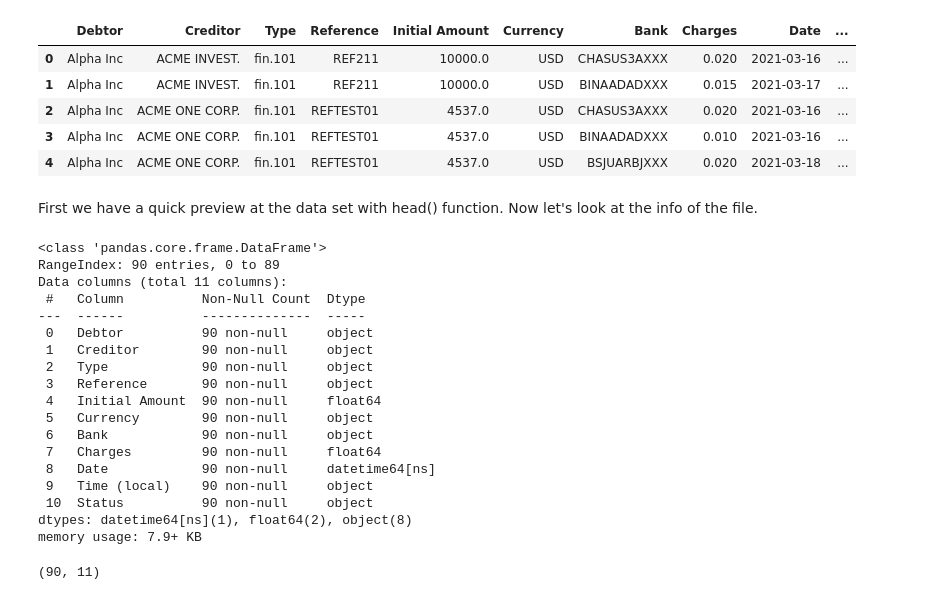
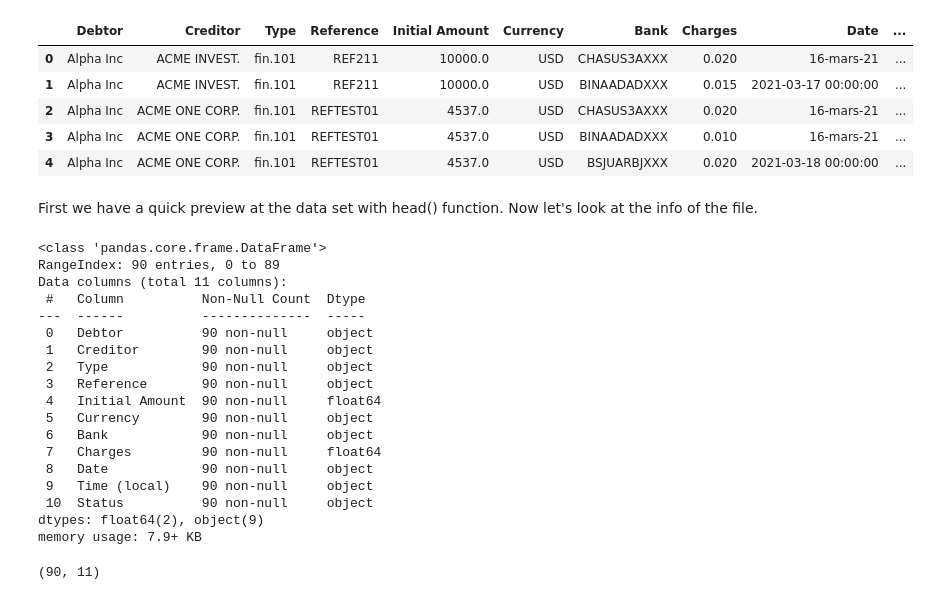
Before and after one commit to MichelBrunGit/Ironhack-DAFT-Project6-Descriptive_predictive_analysis_visualization_in_Tableau, a Jupyter notebook: project6-data_cleaning.ipynb, the cells around one changed output. Cells and saved outputs as stored; diff of their text form; code cells hidden in the pictures.

```diff
--- a/project6-data_cleaning.ipynb
+++ b/project6-data_cleaning.ipynb
@@ -1,21 +1,21 @@
 # %%
 import pandas as pd
 #Because dataset is big (29 columns) we need to show every columns using pd
 pd.set_option('max_columns', None)
 import seaborn as sns
 import numpy as np
 import matplotlib.pyplot as plt
-file = pd.read_excel(r"C:\Users\Michel\git2\Ironhack-DAFT-Project6-Descriptive_predictive_analysis_visualization_in_Tableau\Payments.xlsx")#,sep=';')
+file = pd.read_excel(r"C:\Users\Michel\Downloads\Payments.xlsx")#,sep=';')
 file.head()
 #We make a copy of the file and work on it
 file.head()
 # %% [output]
 |  | Debtor | Creditor | Type | Reference | Initial Amount | Currency | Bank | Charges | Date | ... |
-| 0 | Alpha Inc | ACME INVEST. | fin.101 | REF211 | 10000.0 | USD | CHASUS3AXXX | 0.020 | 2021-03-16 | ... |
-| 1 | Alpha Inc | ACME INVEST. | fin.101 | REF211 | 10000.0 | USD | BINAADADXXX | 0.015 | 2021-03-17 | ... |
-| 2 | Alpha Inc | ACME ONE CORP. | fin.101 | REFTEST01 | 4537.0 | USD | CHASUS3AXXX | 0.020 | 2021-03-16 | ... |
-| 3 | Alpha Inc | ACME ONE CORP. | fin.101 | REFTEST01 | 4537.0 | USD | BINAADADXXX | 0.010 | 2021-03-16 | ... |
-| 4 | Alpha Inc | ACME ONE CORP. | fin.101 | REFTEST01 | 4537.0 | USD | BSJUARBJXXX | 0.020 | 2021-03-18 | ... |
+| 0 | Alpha Inc | ACME INVEST. | fin.101 | REF211 | 10000.0 | USD | CHASUS3AXXX | 0.020 | 16-mars-21 | ... |
+| 1 | Alpha Inc | ACME INVEST. | fin.101 | REF211 | 10000.0 | USD | BINAADADXXX | 0.015 | 2021-03-17 00:00:00 | ... |
+| 2 | Alpha Inc | ACME ONE CORP. | fin.101 | REFTEST01 | 4537.0 | USD | CHASUS3AXXX | 0.020 | 16-mars-21 | ... |
+| 3 | Alpha Inc | ACME ONE CORP. | fin.101 | REFTEST01 | 4537.0 | USD | BINAADADXXX | 0.010 | 16-mars-21 | ... |
+| 4 | Alpha Inc | ACME ONE CORP. | fin.101 | REFTEST01 | 4537.0 | USD | BSJUARBJXXX | 0.020 | 2021-03-18 00:00:00 | ... |
 # %% [markdown]
 First we have a quick preview at the data set with head() function.
 Now let's look at the info of the file.
@@ -35,10 +35,10 @@ Data columns (total 11 columns):
  5   Currency        90 non-null     object
  6   Bank            90 non-null     object
  7   Charges         90 non-null     float64
- 8   Date            90 non-null     datetime64[ns]
+ 8   Date            90 non-null     object
  9   Time (local)    90 non-null     object
  10  Status          90 non-null     object
-dtypes: datetime64[ns](1), float64(2), object(8)
+dtypes: float64(2), object(9)
 memory usage: 7.9+ KB
 # %%
 file.shape
```
Also changed, not shown: parts of 11 cells of this notebook, 1 other file.
